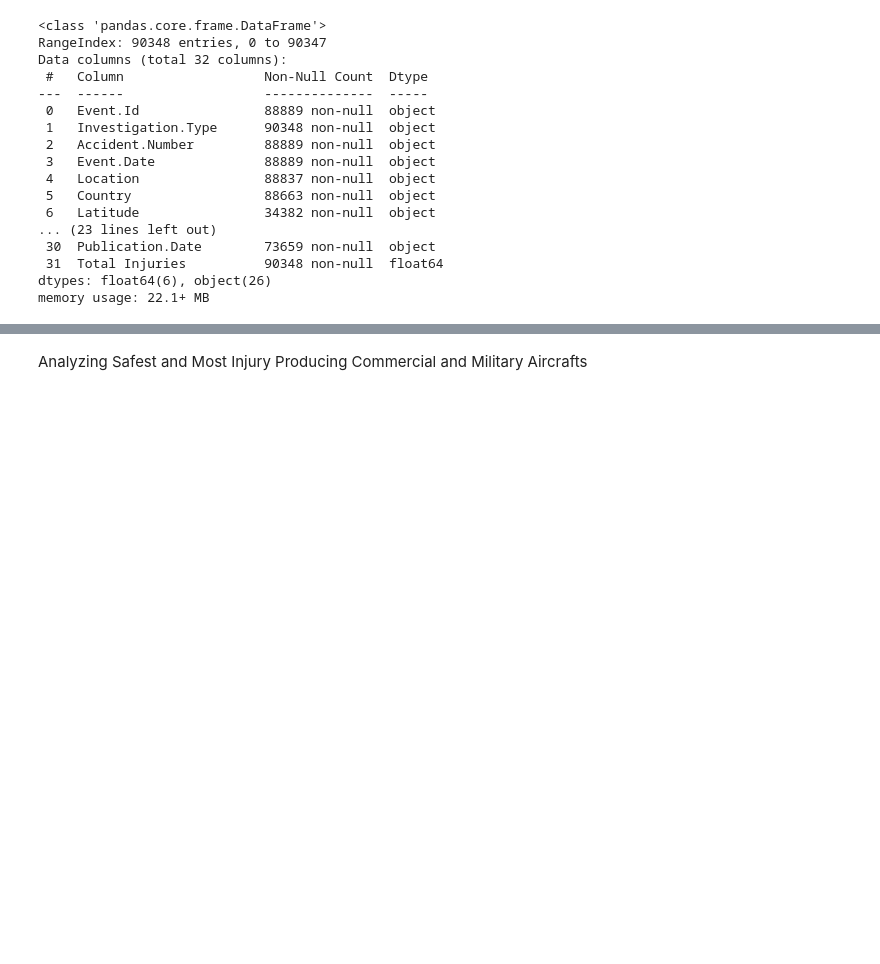
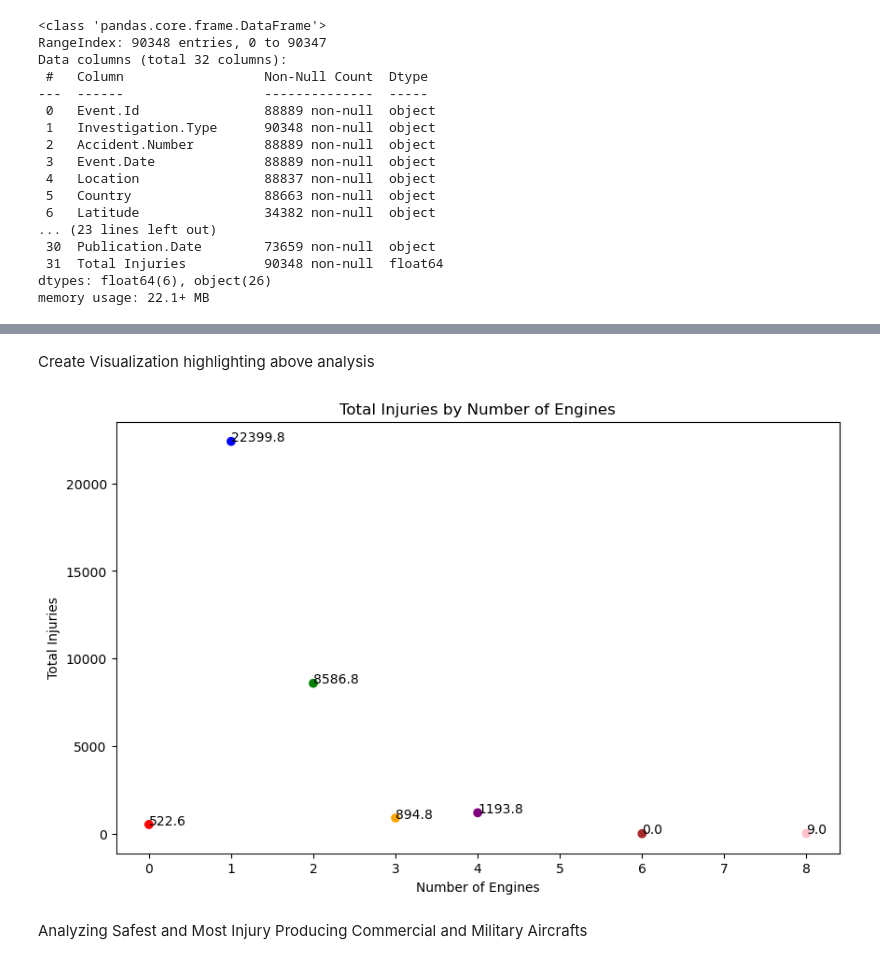
Before and after one commit to nealiyer88/Aviation-Data, a Jupyter notebook: student.ipynb, the cells around one changed output, grey strips where cells are left out. Drawn from its saved outputs; the diff is of its cells as text; code cells hidden in the pictures; blank space fills up the shorter version.

```diff
--- a/student.ipynb
+++ b/student.ipynb
@@ -105,0 +108,4 @@ memory usage: 22.1+ MB
+# %%
+num_eng = planes_df.groupby('Number.of.Engines')['Total Injuries'].sum().reset_index()
+num_eng_sorted = num_eng.sort_values(by='Total Injuries', ascending=False)
+num_eng_sorted
@@ -106,3 +121,29 @@ memory usage: 22.1+ MB
+# %% [markdown]
+Create Visualization highlighting above analysis
+# %%
+# Define a list of colors, one for each bar
+colors = ['red', 'blue', 'green', 'orange', 'purple', 'brown', 'pink']
+
+# Plotting
+plt.figure(figsize=(10, 6))
+plt.scatter(num_eng_sorted['Number.of.Engines'], num_eng_sorted['Total Injuries'], color= colors)  # Create a scatter plot
+
+# Adding title and labels
+plt.title('Total Injuries by Number of Engines')
+plt.xlabel('Number of Engines')
+plt.ylabel('Total Injuries')
+
+# Set x-axis ticks to show each integer interval
+plt.xticks(range(int(num_eng_sorted['Number.of.Engines'].min()), int(num_eng_sorted['Number.of.Engines'].max()) + 1))
+
+# Optional: Add text labels next to each point for clarity
+for i, txt in enumerate(num_eng_sorted['Total Injuries']):
+    plt.annotate(f"{txt:.1f}", (num_eng_sorted['Number.of.Engines'].iat[i], num_eng_sorted['Total Injuries'].iat[i]))
+
+# Show the plot
+plt.show()
+# %% [output]
+[figure, added]
 # %% [markdown]
 Analyzing Safest and Most Injury Producing Commercial and Military Aircrafts
 # %%
```
Also changed, not shown: parts of 6 cells of this notebook.
